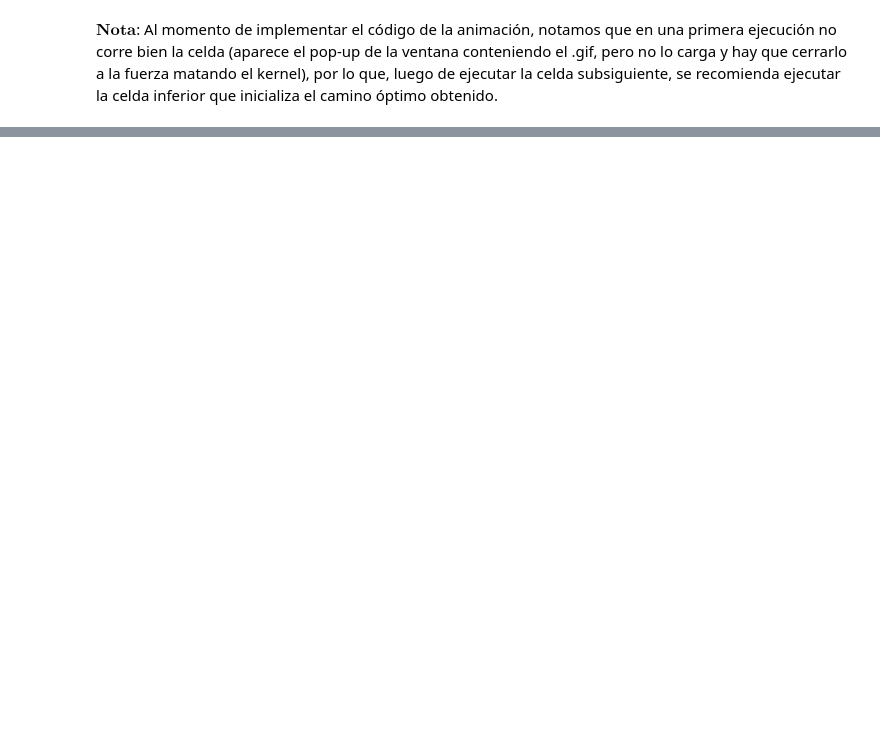
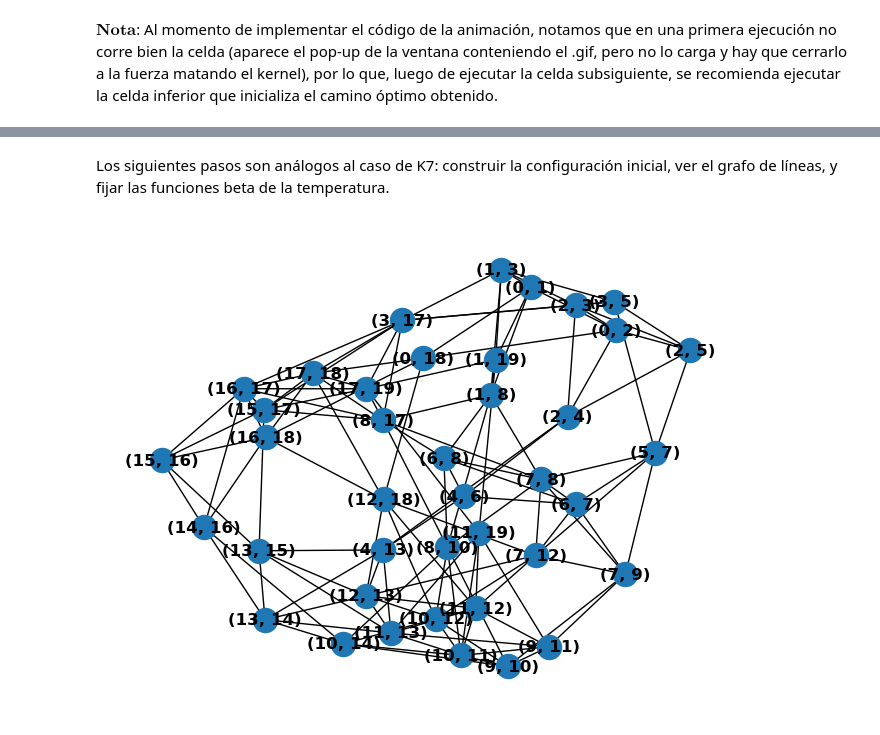
Before and after one commit to BrunoSkarmeta/CPP-SA, a Jupyter notebook: algoritmo.ipynb, the cells around one changed output, grey strips where cells are left out. Cells and saved outputs as stored; diff of their text form; code cells hidden in the pictures; blank space fills up the shorter version.

```diff
--- a/algoritmo.ipynb
+++ b/algoritmo.ipynb
@@ -381,0 +428,19 @@ plt.show()
+# %% [markdown]
+Los siguientes pasos son análogos al caso de K7: construir la configuración inicial, ver el grafo de líneas, y fijar las funciones beta de la temperatura.
+# %%
+# Generamos el grafo de líneas, que nos servirá para construir la configuración inicial.
+L = nx.line_graph(G)
+
+for u, v in L.edges:
+    L[u][v]['weight'] = 1
+
+for u, v in L.edges:
+    L[u][v]['shortest_path'] = None
+
+# Lo dibujamos
+pos = nx.spring_layout(L)
+nx.draw(L, pos, with_labels=True, font_weight='bold')
+
+plt.show()
+# %% [output]
+[figure, added]
```
Also changed, not shown: parts of 43 cells of this notebook, 2 other files.
